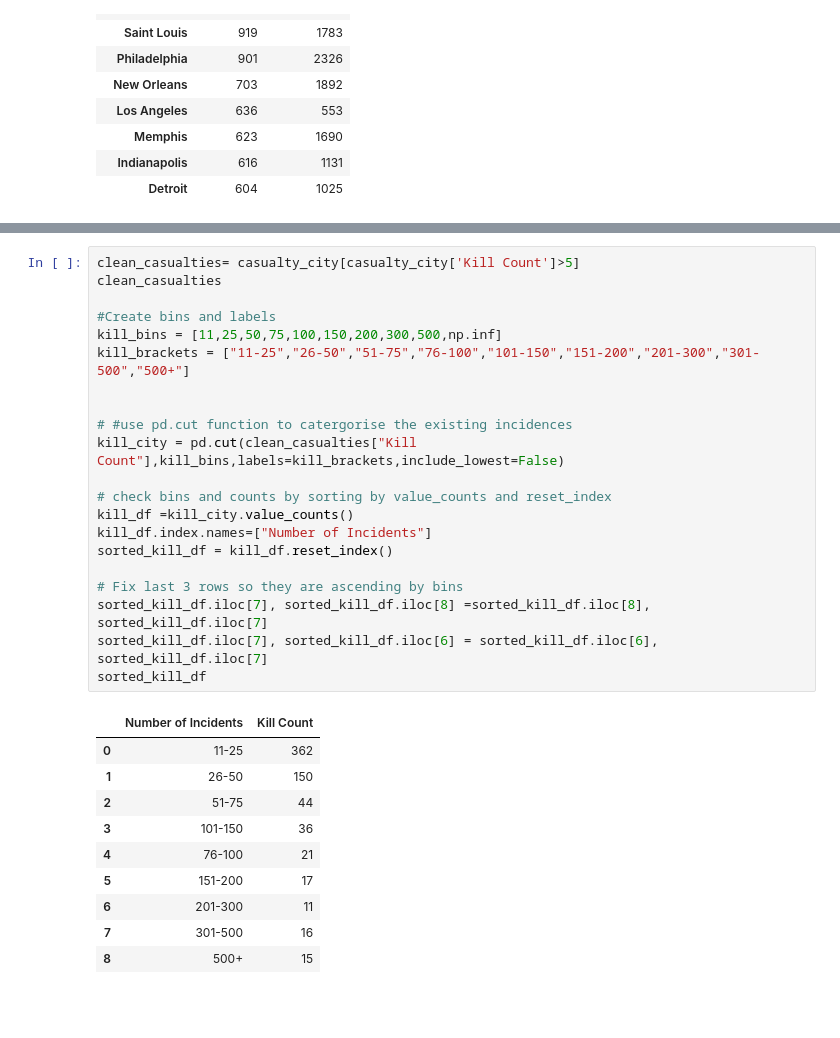
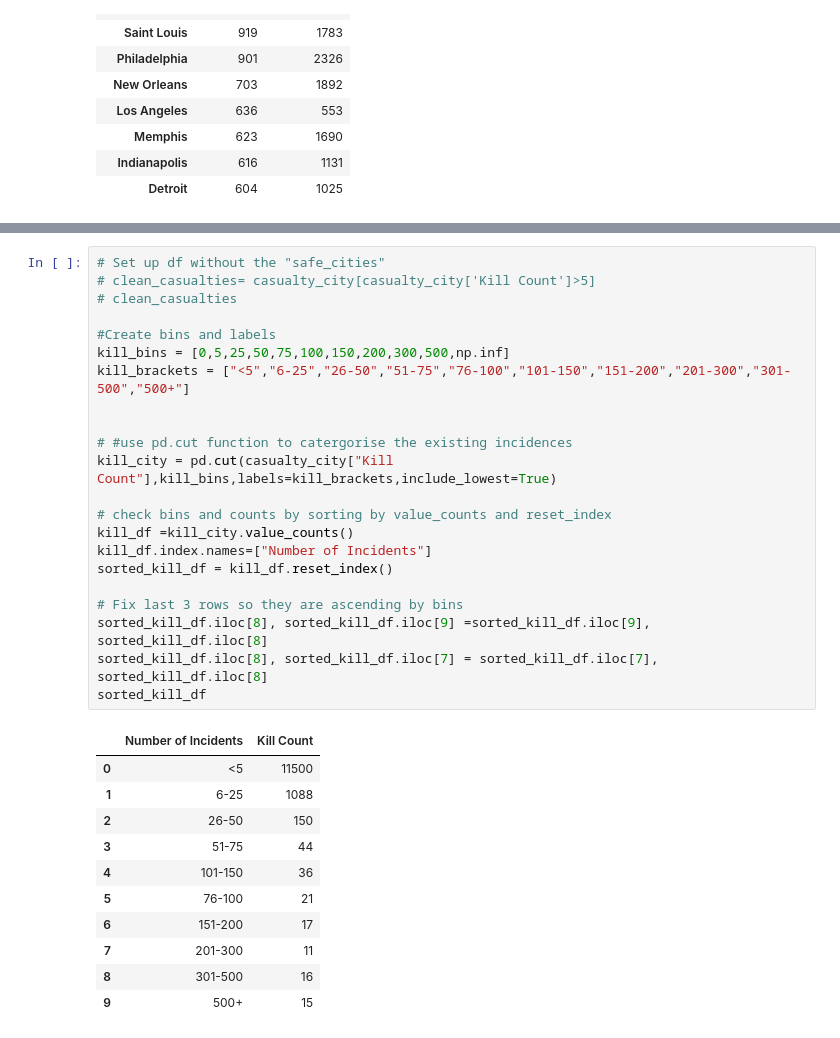
Before and after one commit to Kevin-McConchie/Project-1-Group-2, a Jupyter notebook: gun_violence.ipynb, the cells around one changed output, grey strips where cells are left out. Drawn from its saved outputs; the diff is of its cells as text; blank space fills up the shorter version.

```diff
--- a/gun_violence.ipynb
+++ b/gun_violence.ipynb
@@ -300,32 +213,34 @@ pharaoh_df
 # %%
-clean_casualties= casualty_city[casualty_city['Kill Count']>5]
-clean_casualties
+# Set up df without the "safe_cities"
+# clean_casualties= casualty_city[casualty_city['Kill Count']>5]
+# clean_casualties
 
 #Create bins and labels
-kill_bins = [11,25,50,75,100,150,200,300,500,np.inf]
-kill_brackets = ["11-25","26-50","51-75","76-100","101-150","151-200","201-300","301-500","500+"]
+kill_bins = [0,5,25,50,75,100,150,200,300,500,np.inf]
+kill_brackets = ["<5","6-25","26-50","51-75","76-100","101-150","151-200","201-300","301-500","500+"]
 
 
 # #use pd.cut function to catergorise the existing incidences
-kill_city = pd.cut(clean_casualties["Kill Count"],kill_bins,labels=kill_brackets,include_lowest=False)
+kill_city = pd.cut(casualty_city["Kill Count"],kill_bins,labels=kill_brackets,include_lowest=True)
 
 # check bins and counts by sorting by value_counts and reset_index
 kill_df =kill_city.value_counts()
 kill_df.index.names=["Number of Incidents"]
 sorted_kill_df = kill_df.reset_index()
 
 # Fix last 3 rows so they are ascending by bins
-sorted_kill_df.iloc[7], sorted_kill_df.iloc[8] =sorted_kill_df.iloc[8], sorted_kill_df.iloc[7]
-sorted_kill_df.iloc[7], sorted_kill_df.iloc[6] = sorted_kill_df.iloc[6], sorted_kill_df.iloc[7]
+sorted_kill_df.iloc[8], sorted_kill_df.iloc[9] =sorted_kill_df.iloc[9], sorted_kill_df.iloc[8]
+sorted_kill_df.iloc[8], sorted_kill_df.iloc[7] = sorted_kill_df.iloc[7], sorted_kill_df.iloc[8]
 sorted_kill_df
 # %% [output]
 |  | Number of Incidents | Kill Count |
-| 0 | 11-25 | 362 |
-| 1 | 26-50 | 150 |
-| 2 | 51-75 | 44 |
-| 3 | 101-150 | 36 |
-| 4 | 76-100 | 21 |
-| 5 | 151-200 | 17 |
-| 6 | 201-300 | 11 |
-| 7 | 301-500 | 16 |
-| 8 | 500+ | 15 |
+| 0 | <5 | 11500 |
+| 1 | 6-25 | 1088 |
+| 2 | 26-50 | 150 |
+| 3 | 51-75 | 44 |
+| 4 | 101-150 | 36 |
+| 5 | 76-100 | 21 |
+| 6 | 151-200 | 17 |
+| 7 | 201-300 | 11 |
+| 8 | 301-500 | 16 |
+| 9 | 500+ | 15 |
```
Also changed, not shown: parts of 6 cells of this notebook, 6 other files.
